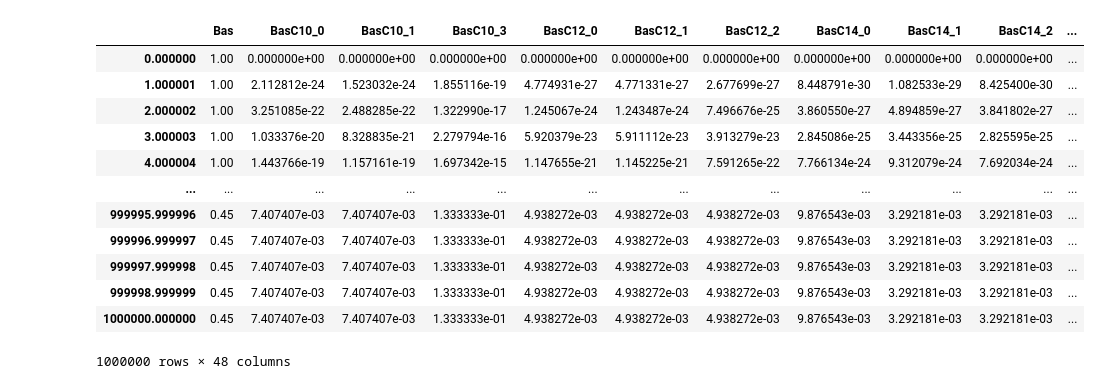
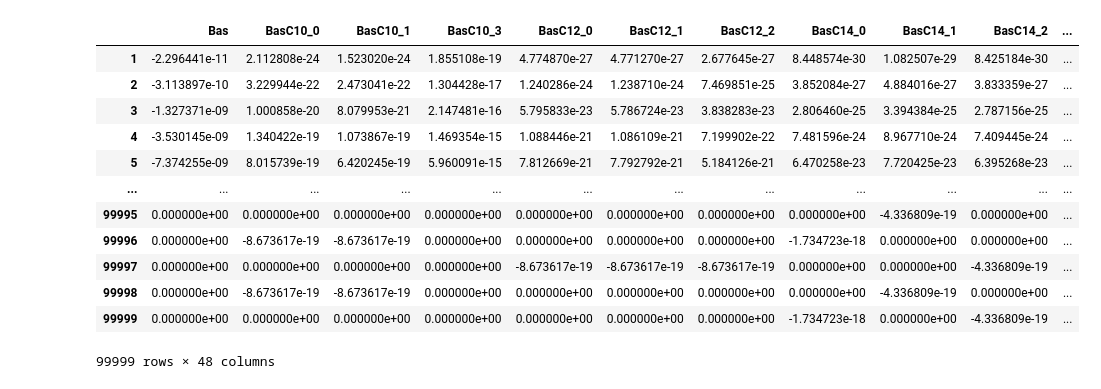
Before and after one commit to aleksandravdoshin/reactor_model, a Jupyter notebook: reactor_model.ipynb, the cells around one changed output. Cells and saved outputs as stored; diff of their text form; code cells hidden in the pictures.

```diff
--- a/reactor_model.ipynb
+++ b/reactor_model.ipynb
@@ -158,6 +1,13 @@ class Reaction:
 # %% [markdown]
 ![image.png](attachment:image.png)
 # %%
+import networkx as nx
+import matplotlib.pyplot as plt
+import numpy as np
+from scipy.integrate import odeint
+import pandas as pd
+import seaborn as sns
+from reactor import Reaction
 
 k_grow_ni = 1e-2
 k_death_ni = 5e-3
@@ -178,6 +28,7 @@ reaction_list = [
                 ['NiC6 + C2 -> NiC8', k_grow_ni],['NiC8 -> C8 + Ni', k_death_ni],
                 ['NiC8 + C2 -> NiC10', k_grow_ni],['NiC10 -> C10 + Ni', k_death_ni],
 
+                ['C4 -> C4_diff', d0], ['C6 -> C6_diff', d1], ['C8 -> C8_diff', d2], ['C10 -> C10_diff', d3],
 
                 ['Bas + C4 -> BasC4_0', k_grow_bas],
                 ['BasC4_0 + C4 -> BasC8_0', k_grow_bas],['BasC8_0 -> C8_0 + Bas', k_death_bas],
@@ -205,6 +56,9 @@ reaction_list = [
                  ]
 
 reaction = Reaction(reaction_list, fixed_concentrations=['C2'])
-df = reaction.solve({'C2': 1, 'Ni': 1, 'Bas': 1}, np.linspace(0, 1000000, 1000_000))
-sns.lineplot(df[['C8_0', 'C10_1', 'C12_2']])
+
+dt = 1
+solution = reaction.solve({'C2': 1, 'Ni': 1, 'Bas': 1}, np.arange(0, 100_000, dt))
+sns.lineplot(df[['C8_0', 'C10_1', 'C20_3']])
+df = solution.diff().dropna().applymap(lambda x: x/dt)
 # %% [output]
@@ -213,16 +66,16 @@ sns.lineplot(df[['C8_0', 'C10_1', 'C12_2']])
 # %%
-df
+df.Bas
 # %% [output]
 |  | Bas | BasC10_0 | BasC10_1 | BasC10_3 | BasC12_0 | BasC12_1 | BasC12_2 | BasC14_0 | BasC14_1 | BasC14_2 | ... |
-| 0.000000 | 1.00 | 0.000000e+00 | 0.000000e+00 | 0.000000e+00 | 0.000000e+00 | 0.000000e+00 | 0.000000e+00 | 0.000000e+00 | 0.000000e+00 | 0.000000e+00 | ... |
-| 1.000001 | 1.00 | 2.112812e-24 | 1.523032e-24 | 1.855116e-19 | 4.774931e-27 | 4.771331e-27 | 2.677699e-27 | 8.448791e-30 | 1.082533e-29 | 8.425400e-30 | ... |
-| 2.000002 | 1.00 | 3.251085e-22 | 2.488285e-22 | 1.322990e-17 | 1.245067e-24 | 1.243487e-24 | 7.496676e-25 | 3.860550e-27 | 4.894859e-27 | 3.841802e-27 | ... |
-| 3.000003 | 1.00 | 1.033376e-20 | 8.328835e-21 | 2.279794e-16 | 5.920379e-23 | 5.911112e-23 | 3.913279e-23 | 2.845086e-25 | 3.443356e-25 | 2.825595e-25 | ... |
-| 4.000004 | 1.00 | 1.443766e-19 | 1.157161e-19 | 1.697342e-15 | 1.147655e-21 | 1.145225e-21 | 7.591265e-22 | 7.766134e-24 | 9.312079e-24 | 7.692034e-24 | ... |
+| 1 | -2.296441e-11 | 2.112808e-24 | 1.523020e-24 | 1.855108e-19 | 4.774870e-27 | 4.771270e-27 | 2.677645e-27 | 8.448574e-30 | 1.082507e-29 | 8.425184e-30 | ... |
+| 2 | -3.113897e-10 | 3.229944e-22 | 2.473041e-22 | 1.304428e-17 | 1.240286e-24 | 1.238710e-24 | 7.469851e-25 | 3.852084e-27 | 4.884016e-27 | 3.833359e-27 | ... |
+| 3 | -1.327371e-09 | 1.000858e-20 | 8.079953e-21 | 2.147481e-16 | 5.795833e-23 | 5.786724e-23 | 3.838283e-23 | 2.806460e-25 | 3.394384e-25 | 2.787156e-25 | ... |
+| 4 | -3.530145e-09 | 1.340422e-19 | 1.073867e-19 | 1.469354e-15 | 1.088446e-21 | 1.086109e-21 | 7.199902e-22 | 7.481596e-24 | 8.967710e-24 | 7.409445e-24 | ... |
+| 5 | -7.374255e-09 | 8.015739e-19 | 6.420245e-19 | 5.960091e-15 | 7.812669e-21 | 7.792792e-21 | 5.184126e-21 | 6.470258e-23 | 7.720425e-23 | 6.395268e-23 | ... |
 | ... | ... | ... | ... | ... | ... | ... | ... | ... | ... | ... | ... |
-| 999995.999996 | 0.45 | 7.407407e-03 | 7.407407e-03 | 1.333333e-01 | 4.938272e-03 | 4.938272e-03 | 4.938272e-03 | 9.876543e-03 | 3.292181e-03 | 3.292181e-03 | ... |
-| 999996.999997 | 0.45 | 7.407407e-03 | 7.407407e-03 | 1.333333e-01 | 4.938272e-03 | 4.938272e-03 | 4.938272e-03 | 9.876543e-03 | 3.292181e-03 | 3.292181e-03 | ... |
-| 999997.999998 | 0.45 | 7.407407e-03 | 7.407407e-03 | 1.333333e-01 | 4.938272e-03 | 4.938272e-03 | 4.938272e-03 | 9.876543e-03 | 3.292181e-03 | 3.292181e-03 | ... |
-| 999998.999999 | 0.45 | 7.407407e-03 | 7.407407e-03 | 1.333333e-01 | 4.938272e-03 | 4.938272e-03 | 4.938272e-03 | 9.876543e-03 | 3.292181e-03 | 3.292181e-03 | ... |
-| 1000000.000000 | 0.45 | 7.407407e-03 | 7.407407e-03 | 1.333333e-01 | 4.938272e-03 | 4.938272e-03 | 4.938272e-03 | 9.876543e-03 | 3.292181e-03 | 3.292181e-03 | ... |
+| 99995 | 0.000000e+00 | 0.000000e+00 | 0.000000e+00 | 0.000000e+00 | 0.000000e+00 | 0.000000e+00 | 0.000000e+00 | 0.000000e+00 | -4.336809e-19 | 0.000000e+00 | ... |
+| 99996 | 0.000000e+00 | -8.673617e-19 | -8.673617e-19 | 0.000000e+00 | 0.000000e+00 | 0.000000e+00 | 0.000000e+00 | -1.734723e-18 | 0.000000e+00 | 0.000000e+00 | ... |
+| 99997 | 0.000000e+00 | 0.000000e+00 | 0.000000e+00 | 0.000000e+00 | -8.673617e-19 | -8.673617e-19 | -8.673617e-19 | 0.000000e+00 | 0.000000e+00 | -4.336809e-19 | ... |
+| 99998 | 0.000000e+00 | -8.673617e-19 | -8.673617e-19 | 0.000000e+00 | 0.000000e+00 | 0.000000e+00 | 0.000000e+00 | 0.000000e+00 | -4.336809e-19 | 0.000000e+00 | ... |
+| 99999 | 0.000000e+00 | 0.000000e+00 | 0.000000e+00 | 0.000000e+00 | 0.000000e+00 | 0.000000e+00 | 0.000000e+00 | -1.734723e-18 | 0.000000e+00 | -4.336809e-19 | ... |
-1000000 rows × 48 columns
+99999 rows × 48 columns
```
Also changed, not shown: parts of 2 cells of this notebook, 1 other file.
